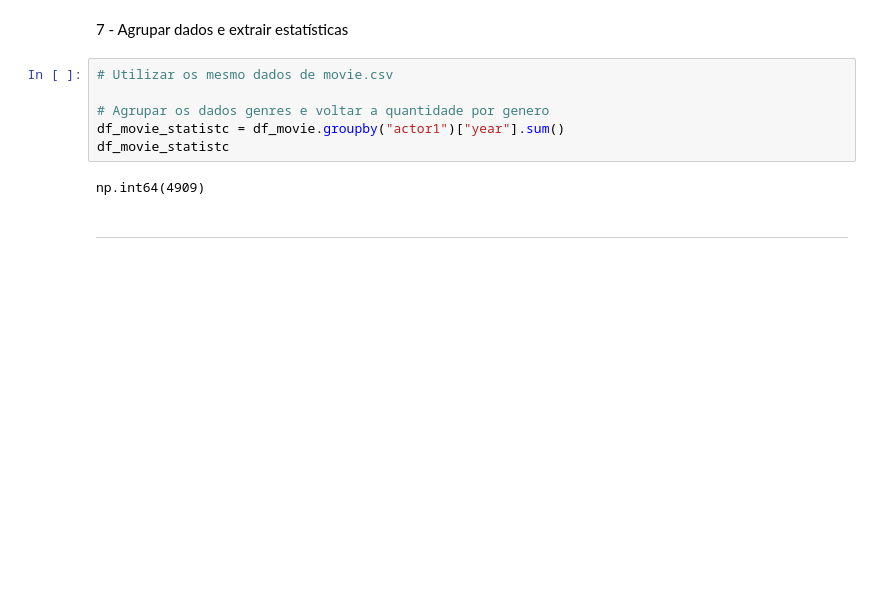
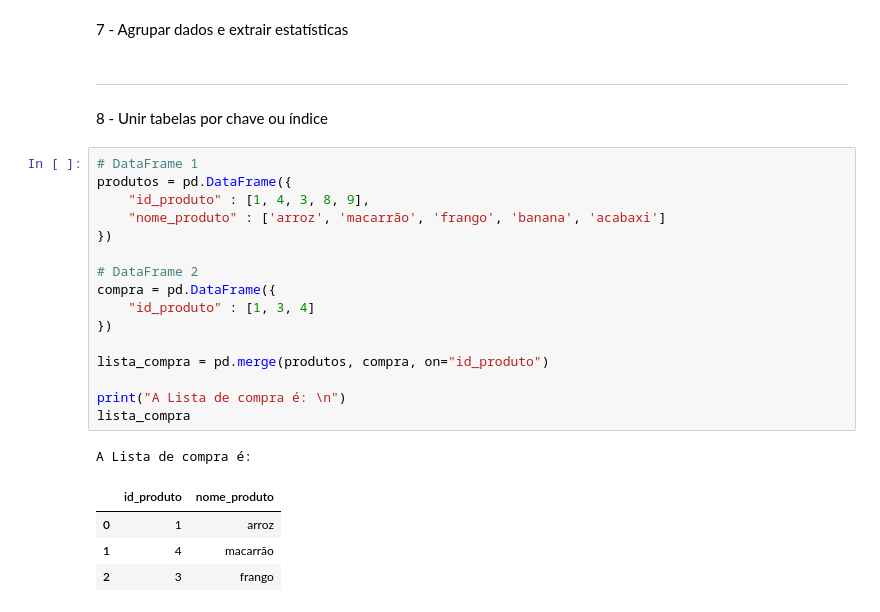
Before and after one commit to sjf1616/learning_dev, a Jupyter notebook: pandas-learning/notebooks/Exercicios.ipynb, the cells around one changed output. Cells and saved outputs as stored; diff of their text form; blank space fills up the shorter version.

```diff
--- a/pandas-learning/notebooks/Exercicios.ipynb
+++ b/pandas-learning/notebooks/Exercicios.ipynb
@@ -114,13 +113,29 @@ df_movie
 ----
 # %% [markdown]
 7 - Agrupar dados e extrair estatísticas
-# %%
-# Utilizar os mesmo dados de movie.csv
-
-# Agrupar os dados genres e voltar a quantidade por genero
-df_movie_statistc = df_movie.groupby("actor1")["year"].sum()
-df_movie_statistc
-# %% [output]
-np.int64(4909)
 # %% [markdown]
 ----
+# %% [markdown]
+8 - Unir tabelas por chave ou índice
+# %%
+# DataFrame 1
+produtos = pd.DataFrame({
+    "id_produto" : [1, 4, 3, 8, 9],
+    "nome_produto" : ['arroz', 'macarrão', 'frango', 'banana', 'acabaxi']
+})
+
+# DataFrame 2
+compra = pd.DataFrame({
+    "id_produto" : [1, 3, 4]
+})
+
+lista_compra = pd.merge(produtos, compra, on="id_produto")
+
+print("A Lista de compra é: \n")
+lista_compra
+# %% [output]
+A Lista de compra é:
+|  | id_produto | nome_produto |
+| 0 | 1 | arroz |
+| 1 | 4 | macarrão |
+| 2 | 3 | frango |
```
Also changed, not shown: parts of 4 cells of this notebook.
